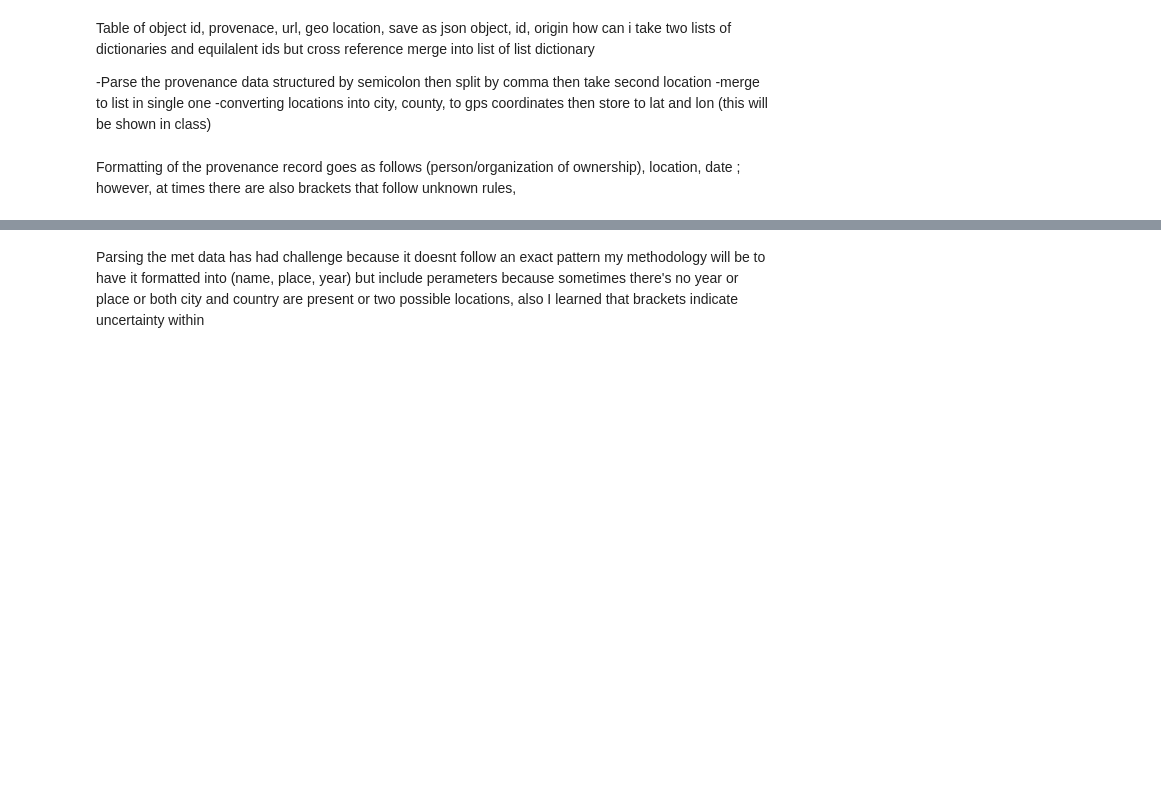
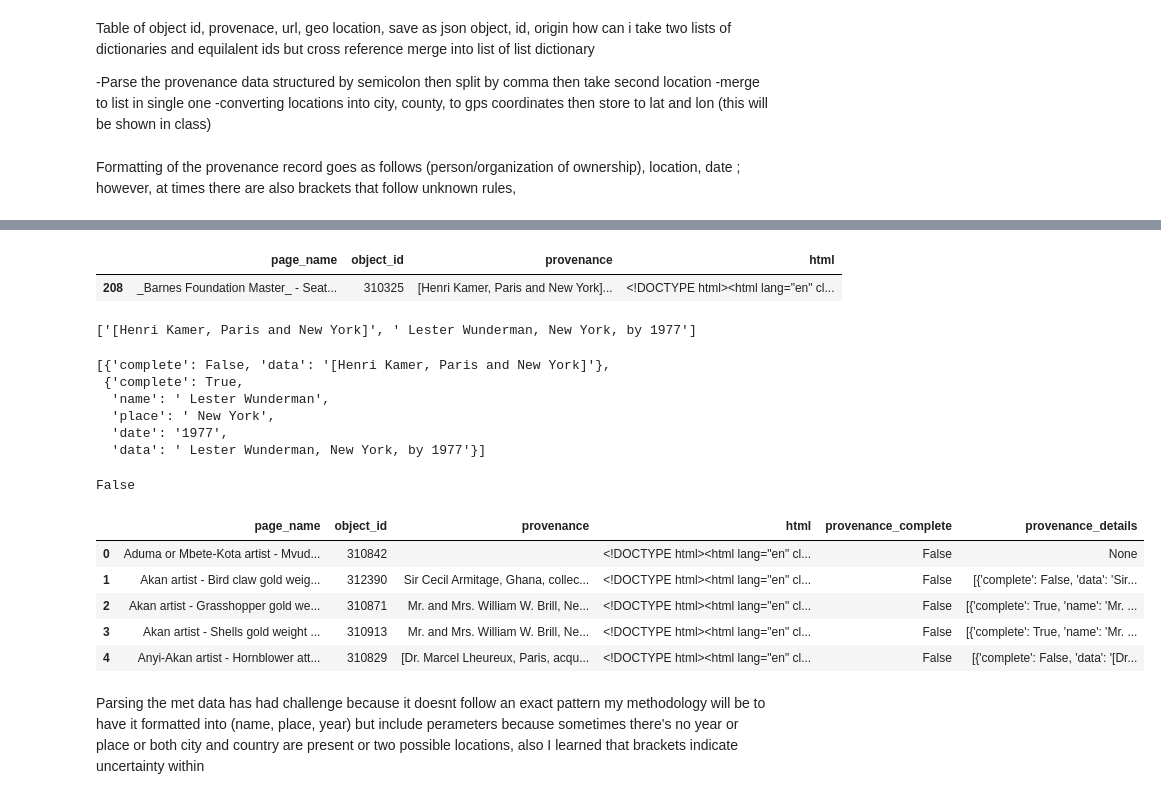
Before and after one commit to myoos-git/INFO-664_Yoos, a Jupyter notebook: Week8/MetFinalProject.ipynb, the cells around one changed output, grey strips where cells are left out. Drawn from its saved outputs; the diff is of its cells as text; code cells hidden in the pictures; blank space fills up the shorter version.

```diff
--- a/Week8/MetFinalProject.ipynb
+++ b/Week8/MetFinalProject.ipynb
@@ -166,0 +175,55 @@ ParserError: Error tokenizing data. C error: Expected 1 fields in line 3, saw 2
+# %%
+seated_couple = df.loc[df['object_id']==310325] # finding ONE instance of the object that has ambiguous provenance
+seated_couple
+# %% [output]
+|  | page_name | object_id | provenance | html |
+| 208 | _Barnes Foundation Master_ - Seat... | 310325 | [Henri Kamer, Paris and New York]... | <!DOCTYPE html><html lang="en" cl... |
+# %%
+provenance_data = seated_couple.provenance.values[0].split(";") # this pulls the provenance data as a list of strings, separated at the semicolon
+provenance_data
+# %% [output]
+['[Henri Kamer, Paris and New York]', ' Lester Wunderman, New York, by 1977']
+# %%
+provenance_dictionaries = []
+provenance_record_complete = False
+
+for provenance_entry in provenance_data:
+    if "[" in provenance_entry or "until" in provenance_entry:
+        provenance_dict = {
+            "complete": False,
+            "data": provenance_entry
+        }
+        provenance_dictionaries.append(provenance_dict)
+    elif len(provenance_entry.split(",")) != 3:
+        provenance_dict = {
+            "complete": False,
+            "data": provenance_entry
+        }
+    else:
+        provenance_fields = provenance_entry.split(",")
+        name = provenance_fields[0]
+        place = provenance_fields[1]
+        date_matches = re.findall(r"\b\d{4}\b", provenance_fields[2])
+        if(len(date_matches)) == 1:
+            date = date_matches[0]
+            complete = True
+            provenance_record_complete = True
+        else:
+            complete = False
+        provenance_dict = {
+            "complete": complete,
+            "name": name,
+            "place": place,
+            "date": date,
+            "data": provenance_entry
+        }
+        provenance_dictionaries.append(provenance_dict)
+
+provenance_dictionaries
+# %% [output]
+[{'complete': False, 'data': '[Henri Kamer, Paris and New York]'},
+ {'complete': True,
+  'name': ' Lester Wunderman',
+  'place': ' New York',
+  'date': '1977',
+  'data': ' Lester Wunderman, New York, by 1977'}]
@@ -166,0 +290,9 @@ ParserError: Error tokenizing data. C error: Expected 1 fields in line 3, saw 2
+# %%
+objet = df.loc[df['object_id']==312390] # finding ONE instance of the object that has ambiguous provenance
+objet
+
+is_complete, data = extract_provenance_dictionary(objet)
+
+is_complete
+# %% [output]
+False
@@ -166,0 +301,9 @@ ParserError: Error tokenizing data. C error: Expected 1 fields in line 3, saw 2
+# %%
+df.head()
+# %% [output]
+|  | page_name | object_id | provenance | html | provenance_complete | provenance_details |
+| 0 | Aduma or Mbete-Kota artist - Mvud... | 310842 |  | <!DOCTYPE html><html lang="en" cl... | False | None |
+| 1 | Akan artist - Bird claw gold weig... | 312390 | Sir Cecil Armitage, Ghana, collec... | <!DOCTYPE html><html lang="en" cl... | False | [{'complete': False, 'data': 'Sir... |
+| 2 | Akan artist - Grasshopper gold we... | 310871 | Mr. and Mrs. William W. Brill, Ne... | <!DOCTYPE html><html lang="en" cl... | False | [{'complete': True, 'name': 'Mr. ... |
+| 3 | Akan artist - Shells gold weight ... | 310913 | Mr. and Mrs. William W. Brill, Ne... | <!DOCTYPE html><html lang="en" cl... | False | [{'complete': True, 'name': 'Mr. ... |
+| 4 | Anyi-Akan artist - Hornblower att... | 310829 | [Dr. Marcel Lheureux, Paris, acqu... | <!DOCTYPE html><html lang="en" cl... | False | [{'complete': False, 'data': '[Dr... |
```
Also changed, not shown: parts of 9 cells of this notebook, 2 other files.
